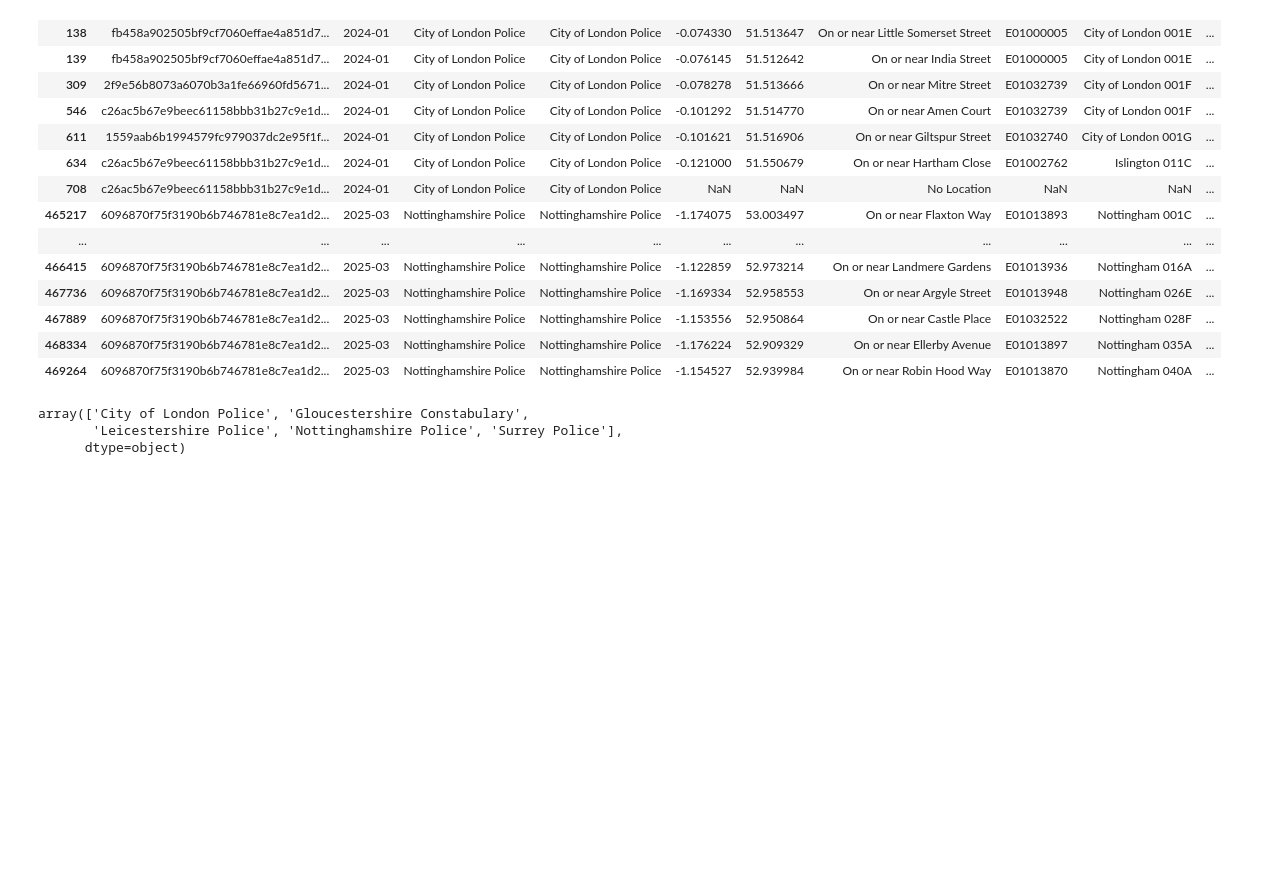
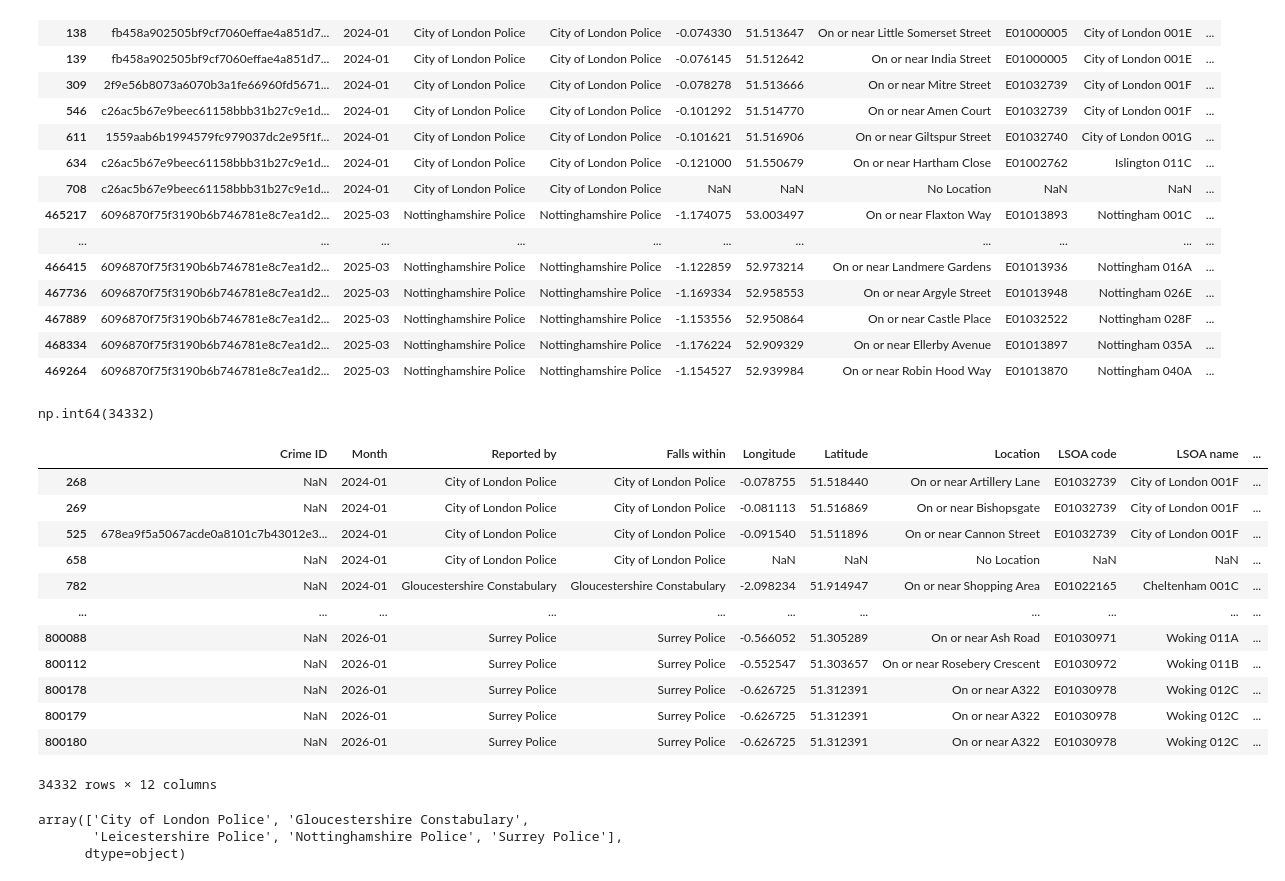
Before and after one commit to Melissa-Pasquali/Crime-Analysis-Project, a Jupyter notebook: notebooks/data_preprocessing.ipynb, the cells around one changed output. Saved outputs shown, nothing was run; the diff lists cells and outputs as text; code cells hidden in the pictures; blank space fills up the shorter version.

Commit message:
Created clean dataframe

```diff
--- a/notebooks/data_preprocessing.ipynb
+++ b/notebooks/data_preprocessing.ipynb
@@ -231,6 +224,26 @@ df[(df["Crime ID"] == "c26ac5b67e9beec61158bbb31b27c9e1d781dbbb2831b8c40e78fcac5
 | 467889 | 6096870f75f3190b6b746781e8c7ea1d2... | 2025-03 | Nottinghamshire Police | Nottinghamshire Police | -1.153556 | 52.950864 | On or near Castle Place | E01032522 | Nottingham 028F | ... |
 | 468334 | 6096870f75f3190b6b746781e8c7ea1d2... | 2025-03 | Nottinghamshire Police | Nottinghamshire Police | -1.176224 | 52.909329 | On or near Ellerby Avenue | E01013897 | Nottingham 035A | ... |
 | 469264 | 6096870f75f3190b6b746781e8c7ea1d2... | 2025-03 | Nottinghamshire Police | Nottinghamshire Police | -1.154527 | 52.939984 | On or near Robin Hood Way | E01013870 | Nottingham 040A | ... |
+# %%
+df.duplicated().sum() #number of duplicate rows
+# %% [output]
+np.int64(34332)
+# %%
+df[df.duplicated()]
+# %% [output]
+|  | Crime ID | Month | Reported by | Falls within | Longitude | Latitude | Location | LSOA code | LSOA name | ... |
+| 268 | NaN | 2024-01 | City of London Police | City of London Police | -0.078755 | 51.518440 | On or near Artillery Lane | E01032739 | City of London 001F | ... |
+| 269 | NaN | 2024-01 | City of London Police | City of London Police | -0.081113 | 51.516869 | On or near Bishopsgate | E01032739 | City of London 001F | ... |
+| 525 | 678ea9f5a5067acde0a8101c7b43012e3... | 2024-01 | City of London Police | City of London Police | -0.091540 | 51.511896 | On or near Cannon Street | E01032739 | City of London 001F | ... |
+| 658 | NaN | 2024-01 | City of London Police | City of London Police | NaN | NaN | No Location | NaN | NaN | ... |
+| 782 | NaN | 2024-01 | Gloucestershire Constabulary | Gloucestershire Constabulary | -2.098234 | 51.914947 | On or near Shopping Area | E01022165 | Cheltenham 001C | ... |
+| ... | ... | ... | ... | ... | ... | ... | ... | ... | ... | ... |
+| 800088 | NaN | 2026-01 | Surrey Police | Surrey Police | -0.566052 | 51.305289 | On or near Ash Road | E01030971 | Woking 011A | ... |
+| 800112 | NaN | 2026-01 | Surrey Police | Surrey Police | -0.552547 | 51.303657 | On or near Rosebery Crescent | E01030972 | Woking 011B | ... |
+| 800178 | NaN | 2026-01 | Surrey Police | Surrey Police | -0.626725 | 51.312391 | On or near A322 | E01030978 | Woking 012C | ... |
+| 800179 | NaN | 2026-01 | Surrey Police | Surrey Police | -0.626725 | 51.312391 | On or near A322 | E01030978 | Woking 012C | ... |
+| 800180 | NaN | 2026-01 | Surrey Police | Surrey Police | -0.626725 | 51.312391 | On or near A322 | E01030978 | Woking 012C | ... |
+34332 rows × 12 columns
 # %%
 #Checking to see if data is consistenltty inputted
 display(df['Reported by'].unique(),df['Falls within'].unique())
```
Also changed, not shown: parts of 13 cells of this notebook.
